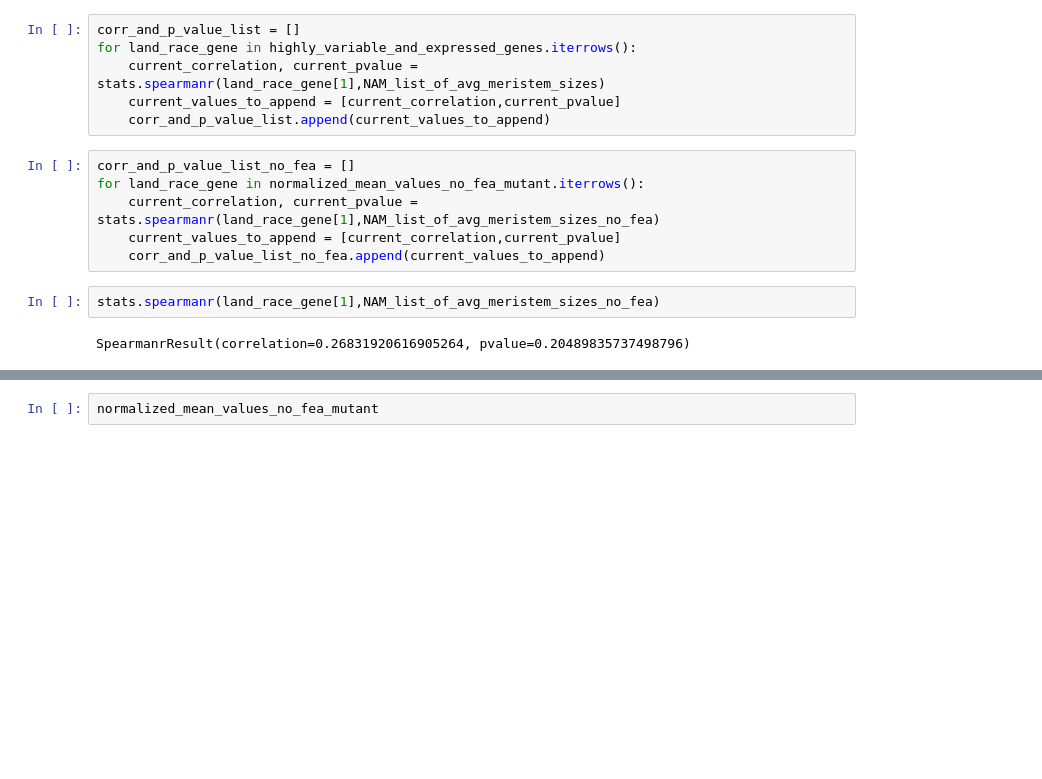
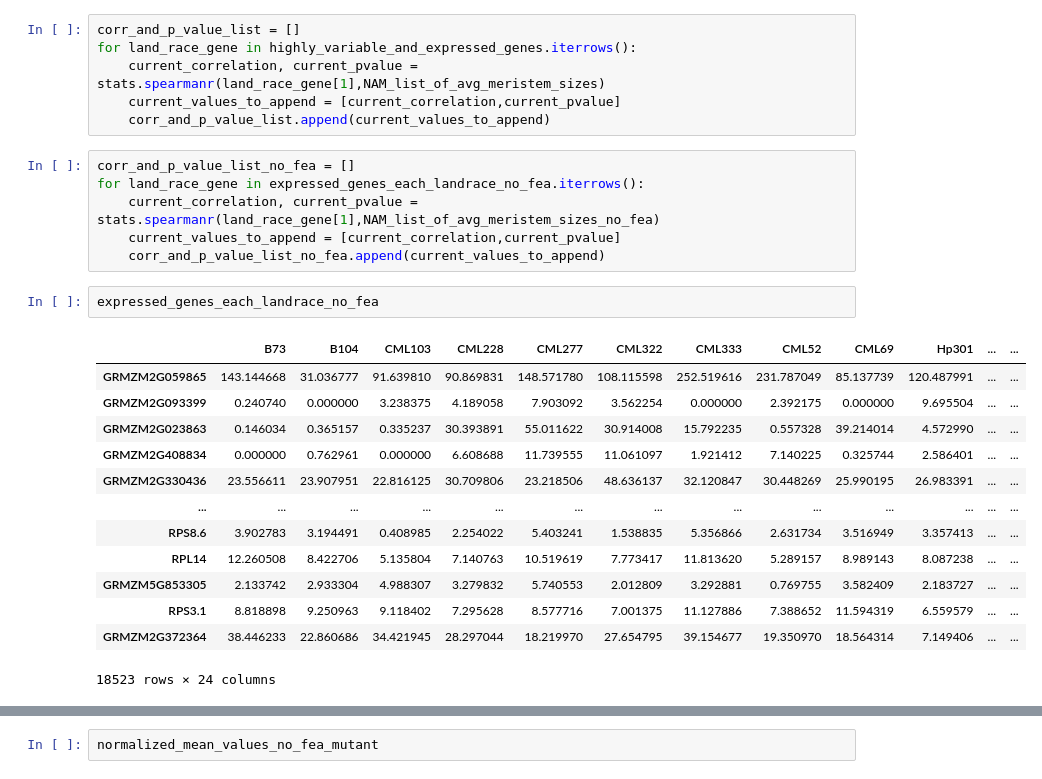
Before and after one commit to mikepassal/Peneloope_Dave_Maize_meristem, a Jupyter notebook: Third_attempt_cleaned_alot/third_atempt_drop_alot_outliers_signal_cleaned_all_samples.ipynb, the cells around one changed output, grey strips where cells are left out. Saved outputs shown, nothing was run; the diff lists cells and outputs as text; blank space fills up the shorter version.

```diff
--- a/Third_attempt_cleaned_alot/third_atempt_drop_alot_outliers_signal_cleaned_all_samples.ipynb
+++ b/Third_attempt_cleaned_alot/third_atempt_drop_alot_outliers_signal_cleaned_all_samples.ipynb
@@ -499,14 +499,26 @@ for land_race_gene in highly_variable_and_expressed_genes.iterrows():
     corr_and_p_value_list.append(current_values_to_append)
 # %%
 corr_and_p_value_list_no_fea = []
-for land_race_gene in normalized_mean_values_no_fea_mutant.iterrows():
+for land_race_gene in expressed_genes_each_landrace_no_fea.iterrows():
     current_correlation, current_pvalue = stats.spearmanr(land_race_gene[1],NAM_list_of_avg_meristem_sizes_no_fea)
     current_values_to_append = [current_correlation,current_pvalue]
     corr_and_p_value_list_no_fea.append(current_values_to_append)
-# %%
-stats.spearmanr(land_race_gene[1],NAM_list_of_avg_meristem_sizes_no_fea)
-# %% [output]
-SpearmanrResult(correlation=0.26831920616905264, pvalue=0.20489835737498796)
+# %%
+expressed_genes_each_landrace_no_fea
+# %% [output]
+|  | B73 | B104 | CML103 | CML228 | CML277 | CML322 | CML333 | CML52 | CML69 | Hp301 | ... | ... |
+| GRMZM2G059865 | 143.144668 | 31.036777 | 91.639810 | 90.869831 | 148.571780 | 108.115598 | 252.519616 | 231.787049 | 85.137739 | 120.487991 | ... | ... |
+| GRMZM2G093399 | 0.240740 | 0.000000 | 3.238375 | 4.189058 | 7.903092 | 3.562254 | 0.000000 | 2.392175 | 0.000000 | 9.695504 | ... | ... |
+| GRMZM2G023863 | 0.146034 | 0.365157 | 0.335237 | 30.393891 | 55.011622 | 30.914008 | 15.792235 | 0.557328 | 39.214014 | 4.572990 | ... | ... |
+| GRMZM2G408834 | 0.000000 | 0.762961 | 0.000000 | 6.608688 | 11.739555 | 11.061097 | 1.921412 | 7.140225 | 0.325744 | 2.586401 | ... | ... |
+| GRMZM2G330436 | 23.556611 | 23.907951 | 22.816125 | 30.709806 | 23.218506 | 48.636137 | 32.120847 | 30.448269 | 25.990195 | 26.983391 | ... | ... |
+| ... | ... | ... | ... | ... | ... | ... | ... | ... | ... | ... | ... | ... |
+| RPS8.6 | 3.902783 | 3.194491 | 0.408985 | 2.254022 | 5.403241 | 1.538835 | 5.356866 | 2.631734 | 3.516949 | 3.357413 | ... | ... |
+| RPL14 | 12.260508 | 8.422706 | 5.135804 | 7.140763 | 10.519619 | 7.773417 | 11.813620 | 5.289157 | 8.989143 | 8.087238 | ... | ... |
+| GRMZM5G853305 | 2.133742 | 2.933304 | 4.988307 | 3.279832 | 5.740553 | 2.012809 | 3.292881 | 0.769755 | 3.582409 | 2.183727 | ... | ... |
+| RPS3.1 | 8.818898 | 9.250963 | 9.118402 | 7.295628 | 8.577716 | 7.001375 | 11.127886 | 7.388652 | 11.594319 | 6.559579 | ... | ... |
+| GRMZM2G372364 | 38.446233 | 22.860686 | 34.421945 | 28.297044 | 18.219970 | 27.654795 | 39.154677 | 19.350970 | 18.564314 | 7.149406 | ... | ... |
+18523 rows × 24 columns
 # %%
 land_race_gene[1]
 # %% [output]
```
Also changed, not shown: parts of 5 cells of this notebook, 5 other files.
